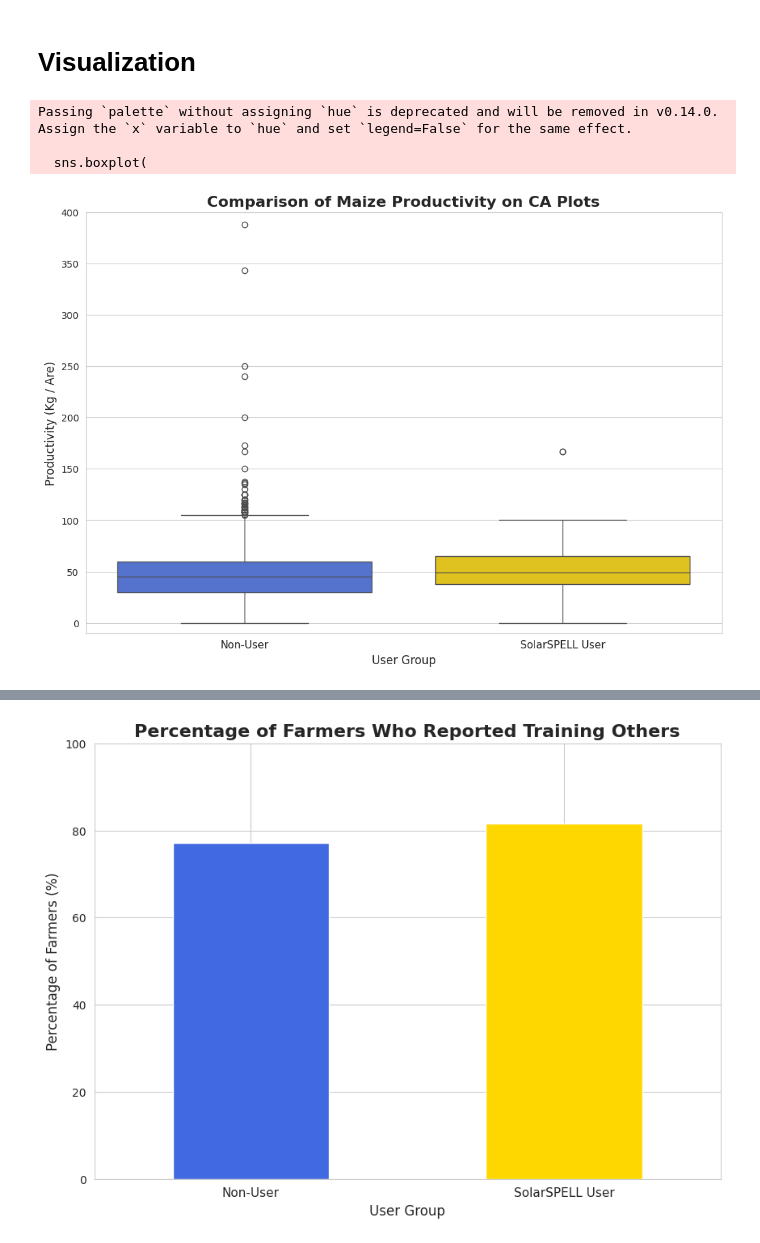
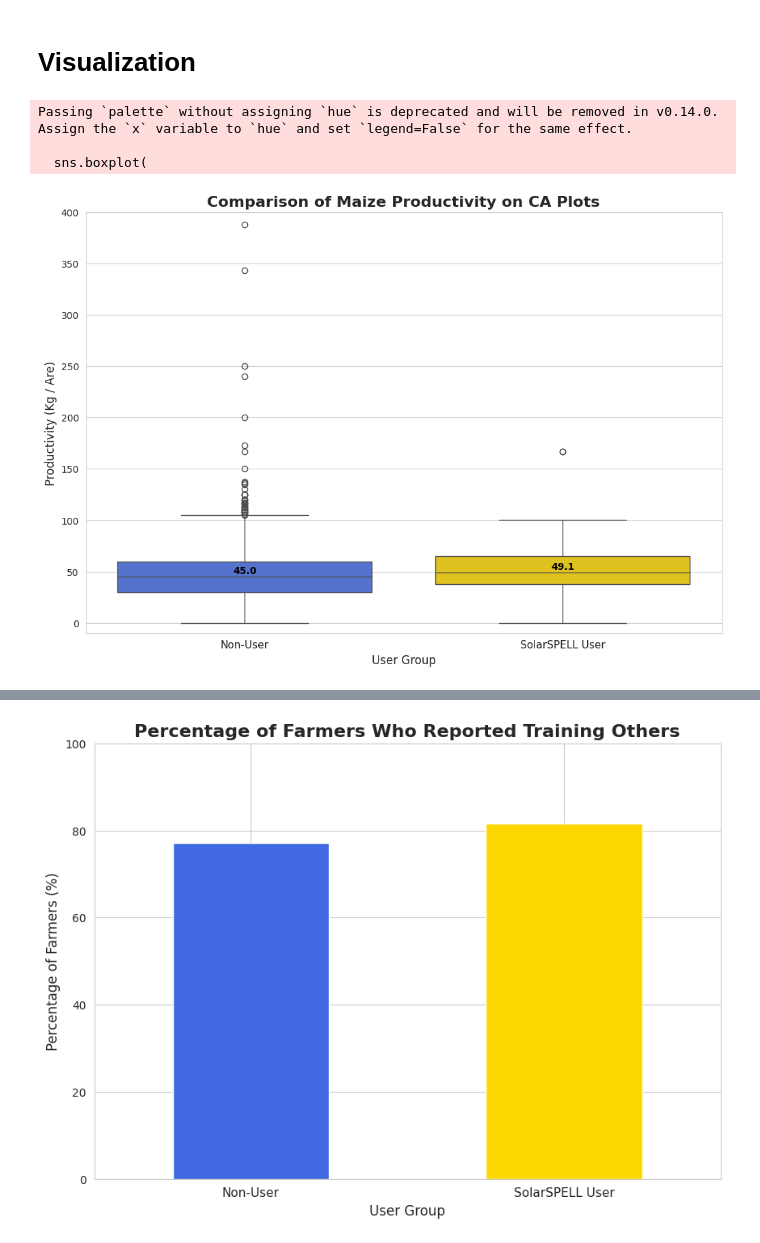
Before and after one commit to ManuelBagasina/solarspell, a Jupyter notebook: RwandaB2RClean.ipynb, the cells around one changed output, grey strips where cells are left out. Drawn from its saved outputs; the diff is of its cells as text; code cells hidden in the pictures.

```diff
--- a/RwandaB2RClean.ipynb
+++ b/RwandaB2RClean.ipynb
@@ -242,3 +242,20 @@ print(df[['User_Group', 'Productivity_CA_Maize', 'Productivity_SP_Maize']].head(
 2   Non-User                    NaN                    NaN
 3   Non-User                   40.0                    NaN
 4   Non-User                   40.0                    NaN
+# %%
+# --- Calculate Combined Maize Productivity ---
+
+# Step 1: Sum the yields and areas.
+df['Total_Maize_Yield'] = df['Yield_CA_Maize'] + df['Yield_SP_Maize']
+df['Total_Maize_Area'] = df['Area_CA_Maize'] + df['Area_SP_Maize']
+
+# Step 2: Calculate the combined productivity. This is the new metric.
+df['Total_Maize_Productivity'] = df['Total_Maize_Yield'] / df['Total_Maize_Area']
+
+# Step 3: catch any new division-by-zero errors.
+df.replace([np.inf, -np.inf], np.nan, inplace=True)
+
+# Step 4: Display the first few rows of our new combined productivity column to check it
+print("\n--- Sample Combined Productivity Calculations ---")
+# We'll display the new column alongside the individual ones for context
+print(df[['User_Group', 'Total_Maize_Productivity', 'Productivity_CA_Maize', 'Productivity_SP_Maize']].head())
@@ -371,36 +404,55 @@ color_palette = {
     'SolarSPELL User': 'gold'   # A nice shade of yellow
 }
 # %%
+# --- Visualize CA Maize Productivity ---
+
 # Create a figure with a custom size
 plt.figure(figsize=(12, 8))
 
-# Create the boxplot using the 'palette' argument
+# Create the boxplot
 sns.boxplot(
     data=df,
     x='User_Group',
     y='Productivity_CA_Maize',
     order=['Non-User', 'SolarSPELL User'],
     palette=color_palette
 )
 
-# --- KEY CHANGE IS HERE ---
-# Set the y-axis limit to zoom in on the main distribution
-# We choose 200 as it includes the first set of outliers but cuts off the extreme ones.
+# Set the y-axis limit to zoom in
 plt.ylim(-10, 400)
 
-# Add a clear title and labels, noting that the view is zoomed
+# Calculate the medians for this specific productivity column
+medians = df.groupby('User_Group')['Productivity_CA_Maize'].median()
+
+# Get the positions of the boxes on the x-axis
+x_positions = range(len(medians))
+
+# Loop through each box to place the text label
+for i, user_group in enumerate(medians.index):
+    median_value = medians[user_group]
+
+    # Place the text slightly above the median line
+    plt.text(x=x_positions[i],
+             y=median_value + 3, # The '+ 3' adds a small vertical offset
+             s=f'{median_value:.1f}',
+             ha='center', # Horizontal alignment
+             size=10,
+             color='black',
+             fontweight='bold')
+
+# Add a clear title and labels
 plt.title('Comparison of Maize Productivity on CA Plots', fontsize=16, fontweight='bold')
 plt.xlabel('User Group', fontsize=12)
 plt.ylabel('Productivity (Kg / Are)', fontsize=12)
 plt.xticks(fontsize=11)
 
 # Display the plot
 plt.show()
 # %% [output]
 Passing `palette` without assigning `hue` is deprecated and will be removed in v0.14.0. Assign the `x` variable to `hue` and set `legend=False` for the same effect.
 
   sns.boxplot(
-[figure, old version]
+[figure, new version]
 # %%
 # --- Visualize SP Maize Productivity ---
 
```
Also changed, not shown: parts of 5 cells of this notebook.
